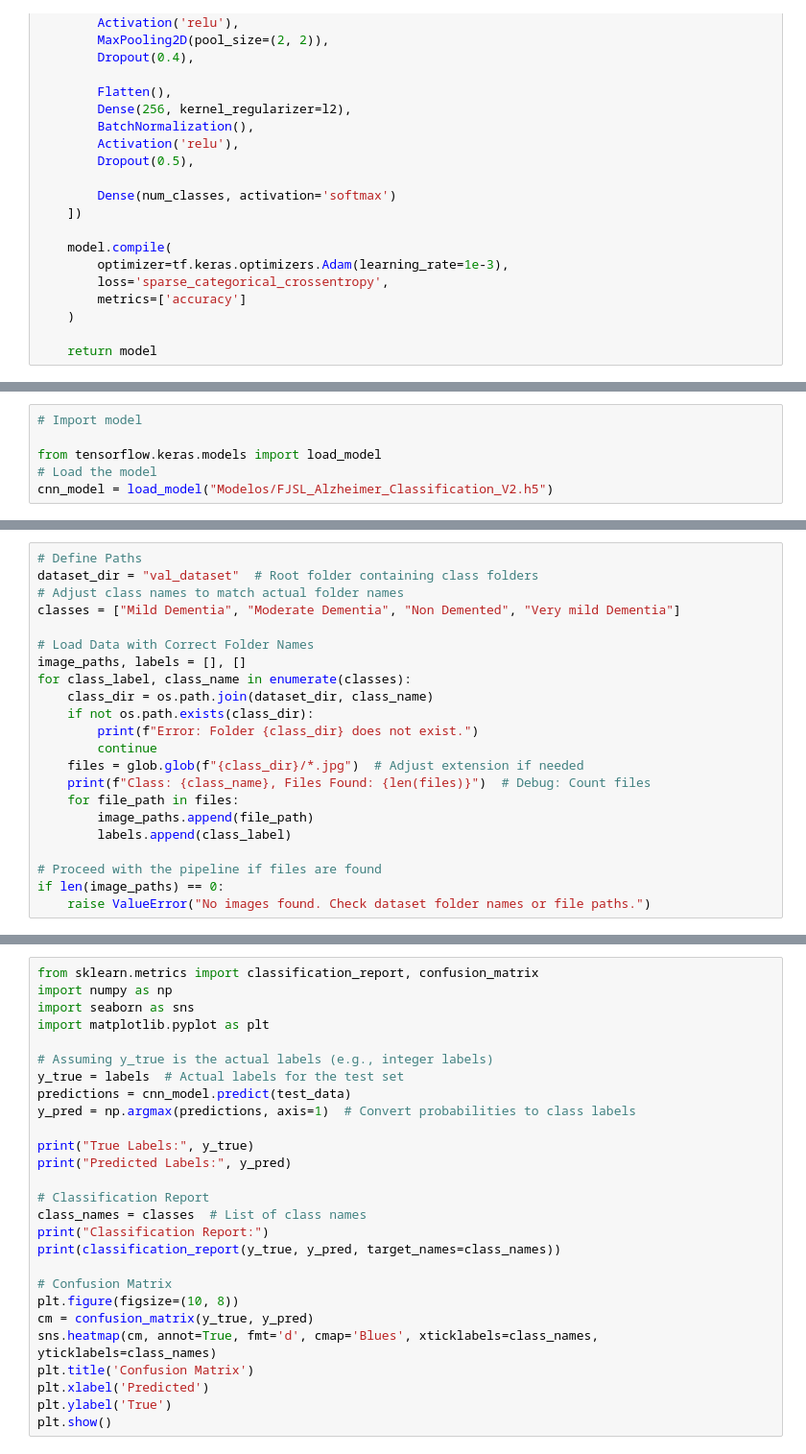
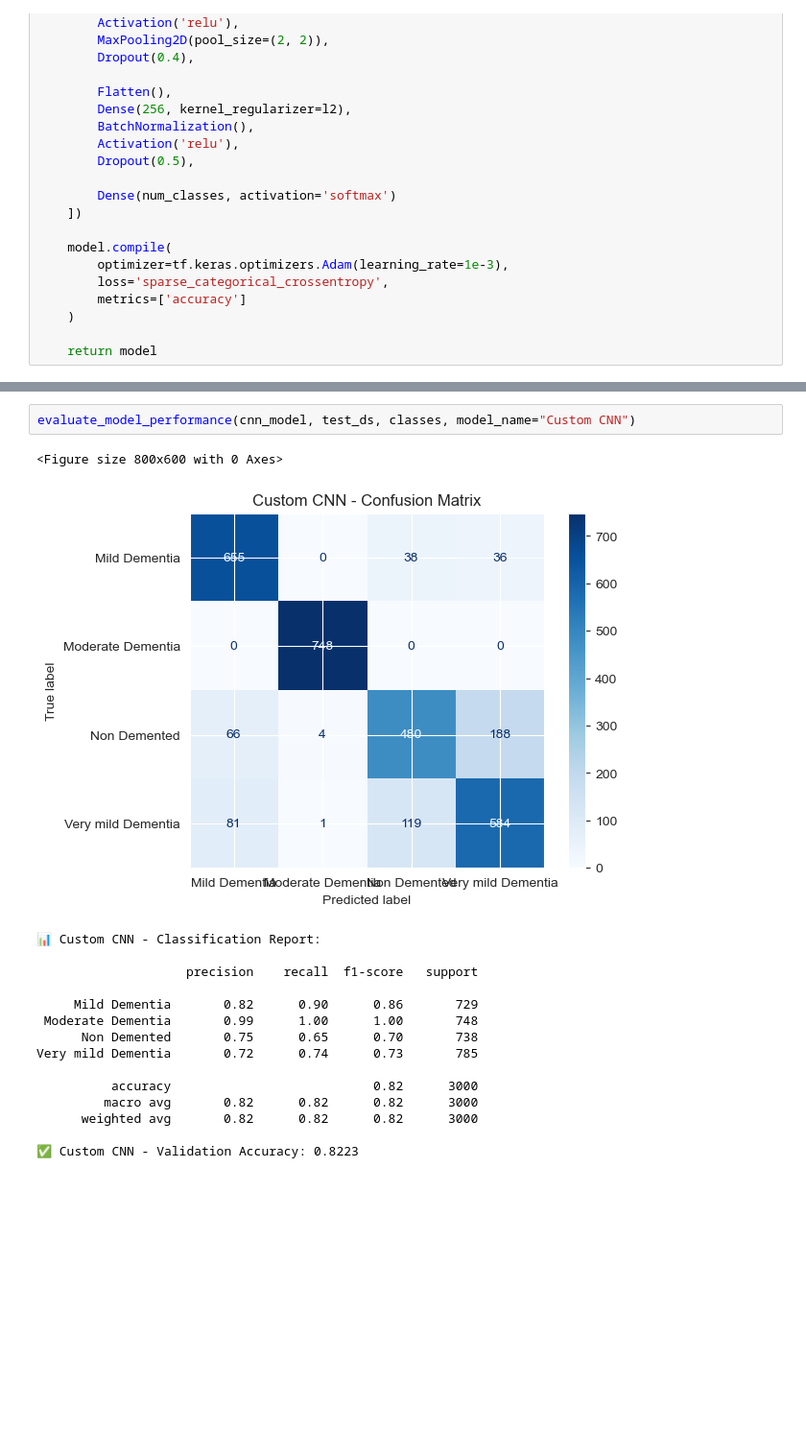
Before and after one commit to Hutt01/AAUTIA2, a Jupyter notebook: FJSL_Alzheimer_Classification_Rafa.ipynb, the cells around one changed output, grey strips where cells are left out. Shown at 96% size. Cells and saved outputs as stored; diff of their text form; blank space fills up the shorter version.

```diff
--- a/FJSL_Alzheimer_Classification_Rafa.ipynb
+++ b/FJSL_Alzheimer_Classification_Rafa.ipynb
@@ -389,6 +355,0 @@ Very mild Dementia       1.00      1.00      1.00      1919
-# %%
-# Import model
-
-from tensorflow.keras.models import load_model
-# Load the model
-cnn_model = load_model("Modelos/FJSL_Alzheimer_Classification_V2.h5")
@@ -397,22 +355,0 @@ OSError: No file or directory found at Modelos/FJSL_Alzheimer_Classification_V2.
-# %%
-# Define Paths
-dataset_dir = "val_dataset"  # Root folder containing class folders
-# Adjust class names to match actual folder names
-classes = ["Mild Dementia", "Moderate Dementia", "Non Demented", "Very mild Dementia"]
-
-# Load Data with Correct Folder Names
-image_paths, labels = [], []
-for class_label, class_name in enumerate(classes):
-    class_dir = os.path.join(dataset_dir, class_name)
-    if not os.path.exists(class_dir):
-        print(f"Error: Folder {class_dir} does not exist.")
-        continue
-    files = glob.glob(f"{class_dir}/*.jpg")  # Adjust extension if needed
-    print(f"Class: {class_name}, Files Found: {len(files)}")  # Debug: Count files
-    for file_path in files:
-        image_paths.append(file_path)
-        labels.append(class_label)
-
-# Proceed with the pipeline if files are found
-if len(image_paths) == 0:
-    raise ValueError("No images found. Check dataset folder names or file paths.")
@@ -442,27 +356,19 @@ labels = np.array(labels)
-# %%
-from sklearn.metrics import classification_report, confusion_matrix
-import numpy as np
-import seaborn as sns
-import matplotlib.pyplot as plt
-
-# Assuming y_true is the actual labels (e.g., integer labels)
-y_true = labels  # Actual labels for the test set
-predictions = cnn_model.predict(test_data)
-y_pred = np.argmax(predictions, axis=1)  # Convert probabilities to class labels
-
-print("True Labels:", y_true)
-print("Predicted Labels:", y_pred)
-
-# Classification Report
-class_names = classes  # List of class names
-print("Classification Report:")
-print(classification_report(y_true, y_pred, target_names=class_names))
-
-# Confusion Matrix
-plt.figure(figsize=(10, 8))
-cm = confusion_matrix(y_true, y_pred)
-sns.heatmap(cm, annot=True, fmt='d', cmap='Blues', xticklabels=class_names, yticklabels=class_names)
-plt.title('Confusion Matrix')
-plt.xlabel('Predicted')
-plt.ylabel('True')
-plt.show()
+# %%
+evaluate_model_performance(cnn_model, test_ds, classes, model_name="Custom CNN")
+# %% [output]
+<Figure size 800x600 with 0 Axes>
+[figure, added]
+📊 Custom CNN - Classification Report:
+
+                    precision    recall  f1-score   support
+
+     Mild Dementia       0.82      0.90      0.86       729
+ Moderate Dementia       0.99      1.00      1.00       748
+      Non Demented       0.75      0.65      0.70       738
+Very mild Dementia       0.72      0.74      0.73       785
+
+          accuracy                           0.82      3000
+         macro avg       0.82      0.82      0.82      3000
+      weighted avg       0.82      0.82      0.82      3000
+
+✅ Custom CNN - Validation Accuracy: 0.8223
```
Also changed, not shown: parts of 18 cells of this notebook.
